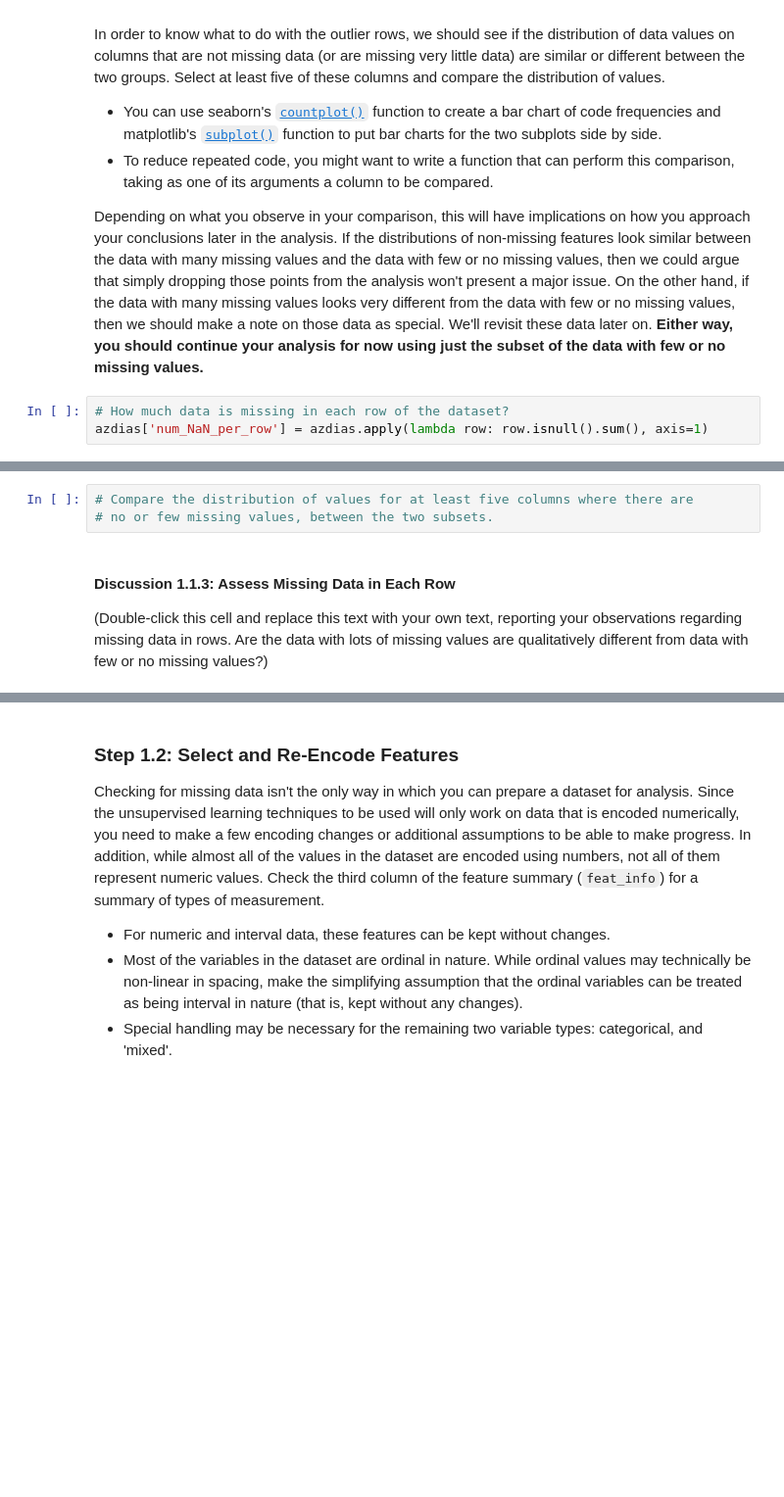
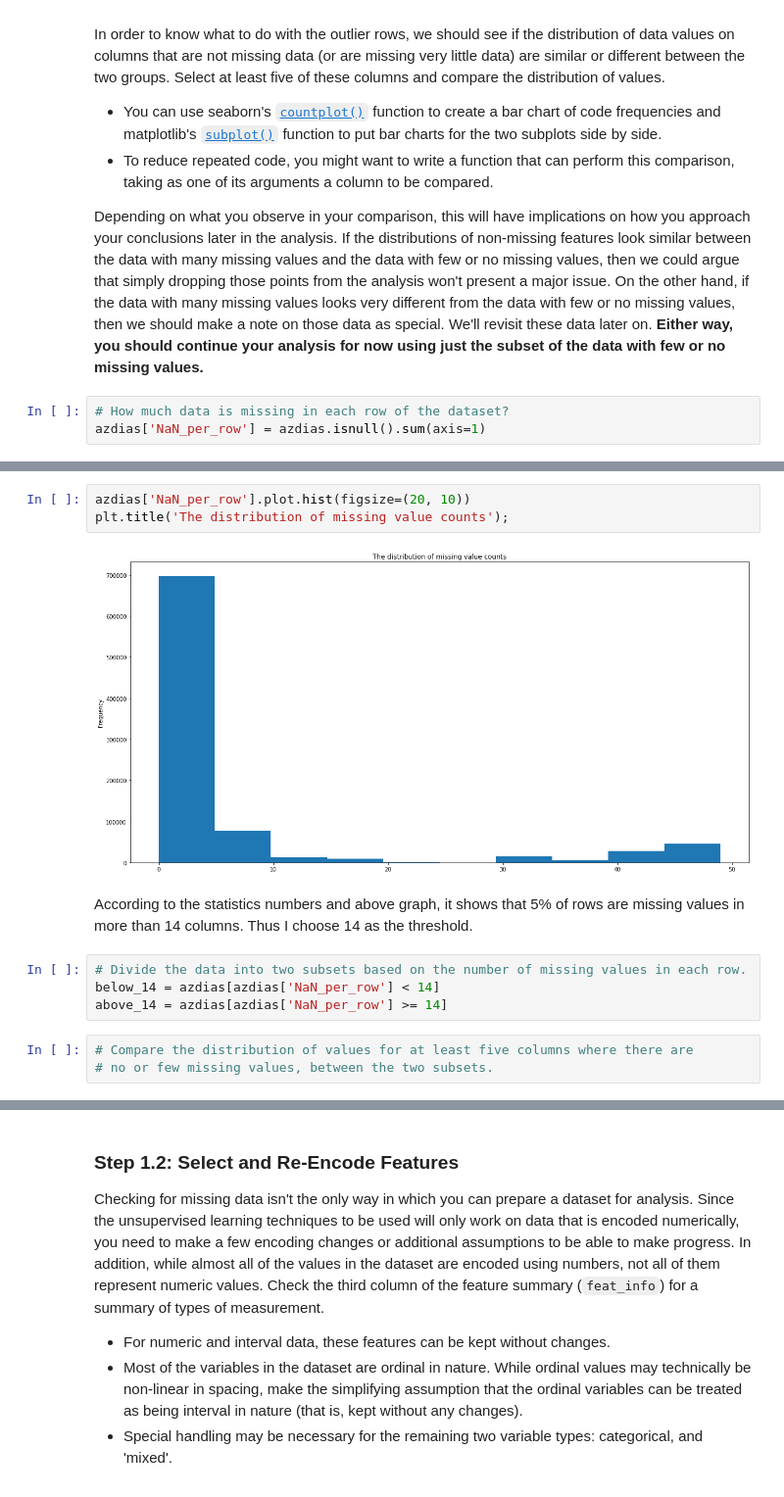
Before and after one commit to malmusfer/Identify_Customer_Segments, a Jupyter notebook: Identify_Customer_Segments.ipynb, the cells around one changed output, grey strips where cells are left out. Shown at 98% size. Drawn from its saved outputs; the diff is of its cells as text; blank space fills up the shorter version.

```diff
--- a/Identify_Customer_Segments.ipynb
+++ b/Identify_Customer_Segments.ipynb
@@ -242,7 +242,7 @@ In order to know what to do with the outlier rows, we should see if the distribu
 Depending on what you observe in your comparison, this will have implications on how you approach your conclusions later in the analysis. If the distributions of non-missing features look similar between the data with many missing values and the data with few or no missing values, then we could argue that simply dropping those points from the analysis won't present a major issue. On the other hand, if the data with many missing values looks very different from the data with few or no missing values, then we should make a note on those data as special. We'll revisit these data later on. **Either way, you should continue your analysis for now using just the subset of the data with few or no missing values.**
 # %%
 # How much data is missing in each row of the dataset?
-azdias['num_NaN_per_row'] = azdias.apply(lambda row: row.isnull().sum(), axis=1)
+azdias['NaN_per_row'] = azdias.isnull().sum(axis=1)
 # %%
 # Write code to divide the data into two subsets based on the number of missing
 # values in each row.
@@ -250,7 +260,14 @@ azdias['num_NaN_per_row'].describe()
+# %%
+azdias['NaN_per_row'].plot.hist(figsize=(20, 10))
+plt.title('The distribution of missing value counts');
+# %% [output]
+[figure, added]
+# %% [markdown]
+According to the statistics numbers and above graph, it shows that 5% of rows are missing values in more than 14 columns. Thus I choose 14 as the threshold.
+# %%
+# Divide the data into two subsets based on the number of missing values in each row.
+below_14 = azdias[azdias['NaN_per_row'] < 14]
+above_14 = azdias[azdias['NaN_per_row'] >= 14]
 # %%
 # Compare the distribution of values for at least five columns where there are
 # no or few missing values, between the two subsets.
-# %% [markdown]
-#### Discussion 1.1.3: Assess Missing Data in Each Row
-
-(Double-click this cell and replace this text with your own text, reporting your observations regarding missing data in rows. Are the data with lots of missing values are qualitatively different from data with few or no missing values?)
```
Also changed, not shown: parts of 11 cells of this notebook.
